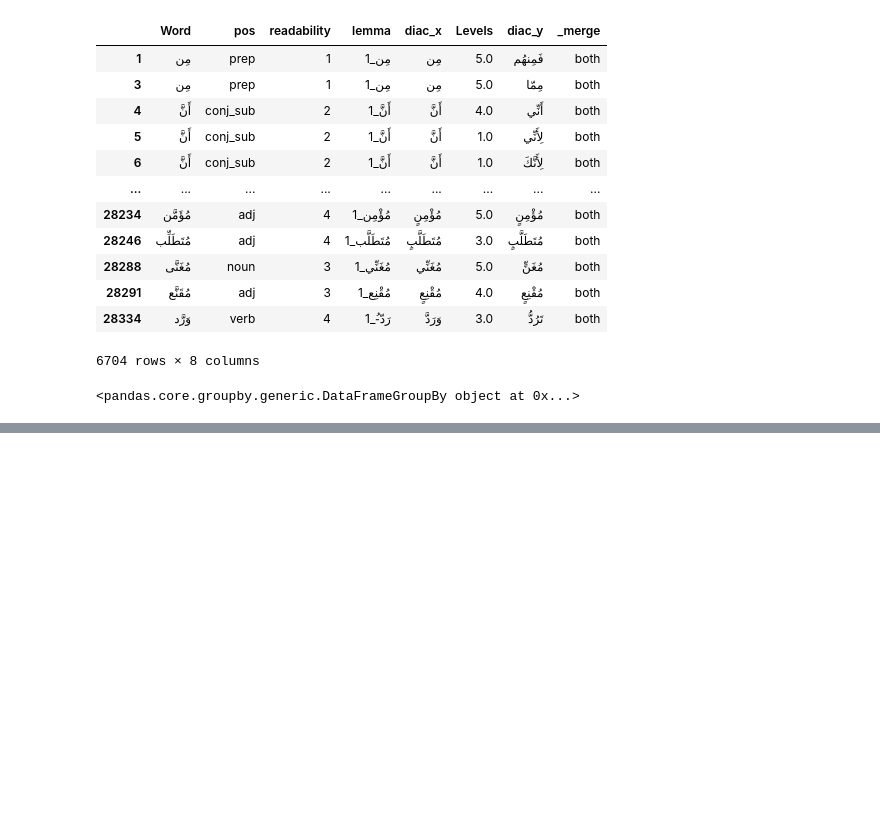
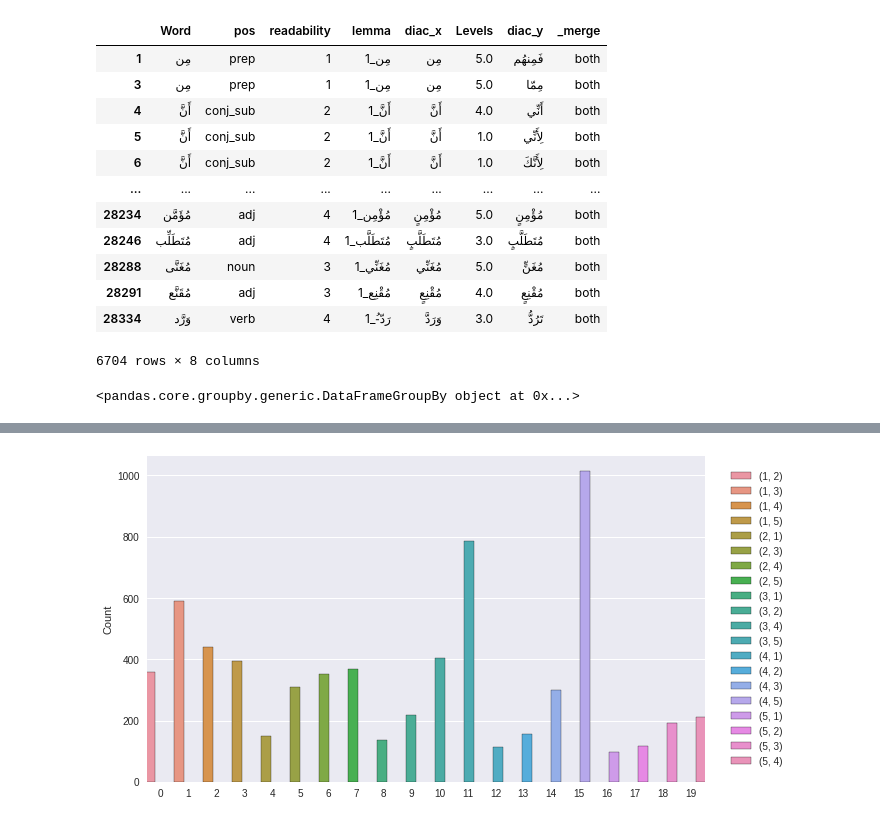
Before and after one commit to Nouran-Khallaf/Samer_Compare, a Jupyter notebook: Samer_VS_CEFR.ipynb, the cells around one changed output, grey strips where cells are left out. Cells and saved outputs as stored; diff of their text form; code cells hidden in the pictures; blank space fills up the shorter version.

```diff
--- a/Samer_VS_CEFR.ipynb
+++ b/Samer_VS_CEFR.ipynb
@@ -123,6 +123,8 @@ Z
 #Frequency_Common
 # %%
 Data = Z[['readability','Levels']]
+Data
+Data =Data.sort_values(by=['readability', 'Levels'])
 # %%
 Frequency_Common =  Data.groupby(['readability','Levels'], axis=0, as_index=False)
 # %%
@@ -132,7 +134,7 @@ Frequency_Common
 # %%
 from collections import Counter
 
-c = Counter(list(zip(Data.readability, Data.Levels)))
+c = Counter(list(zip(Data.readability, Data.Levels.astype(int))))
 # %%
 c
 # %% [output]
@@ -158,0 +161,4 @@ Counter({(1, 2.0): 359,
+# %%
+df = pd.DataFrame.from_dict(c, orient='index').reset_index()
+df.columns = ['Data','Count']
+df
@@ -158,0 +183,33 @@ Counter({(1, 2.0): 359,
+# %%
+import matplotlib.pyplot as plt
+import seaborn as sns
+
+# plt styling parameters
+plt.style.use('seaborn')
+plt.rcParams['figure.figsize'] = (10.0, 6.0)
+plt.rcParams["patch.force_edgecolor"] = True
+
+# create a color palette the length of the dataframe
+colors = sns.color_palette('husl', n_colors=len(df))
+fig, ax = plt.subplots()
+# plot
+p = sns.barplot(x=df.index, y='Count', data=df, hue='Data')
+
+# place the legend to the right of the plot
+plt.legend(bbox_to_anchor=(1.04, 0.5), loc='center left', borderaxespad=0)
+
+def change_width(ax, new_value) :
+    for patch in ax.patches :
+        current_width = patch.get_width()
+        diff = current_width - new_value
+
+        # we change the bar width
+        patch.set_width(new_value)
+
+        # we recenter the bar
+        patch.set_x(patch.get_x() + diff * .5)
+
+change_width(ax, .35)
+plt.show()
+# %% [output]
+[figure, added]
```
Also changed, not shown: parts of 5 cells of this notebook.
